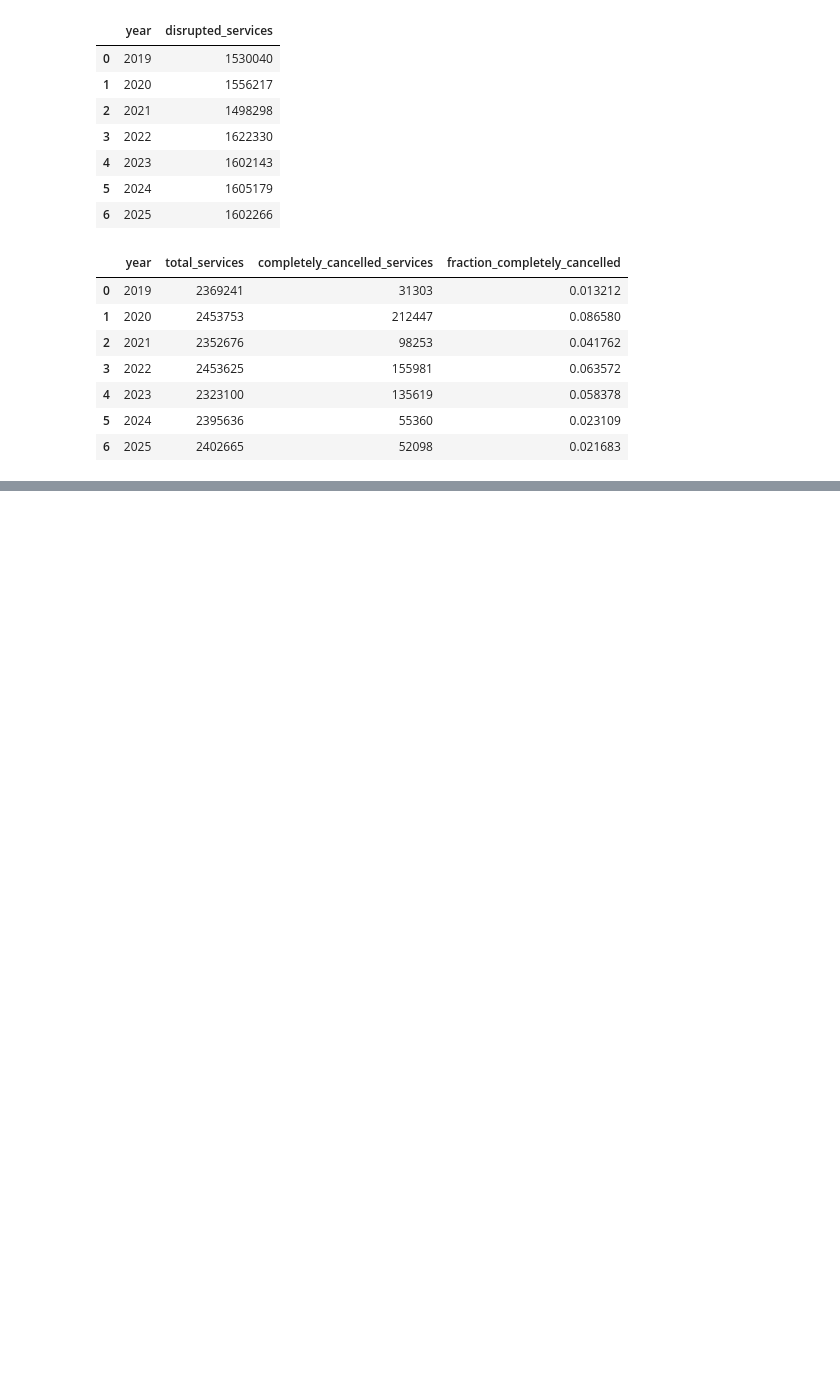
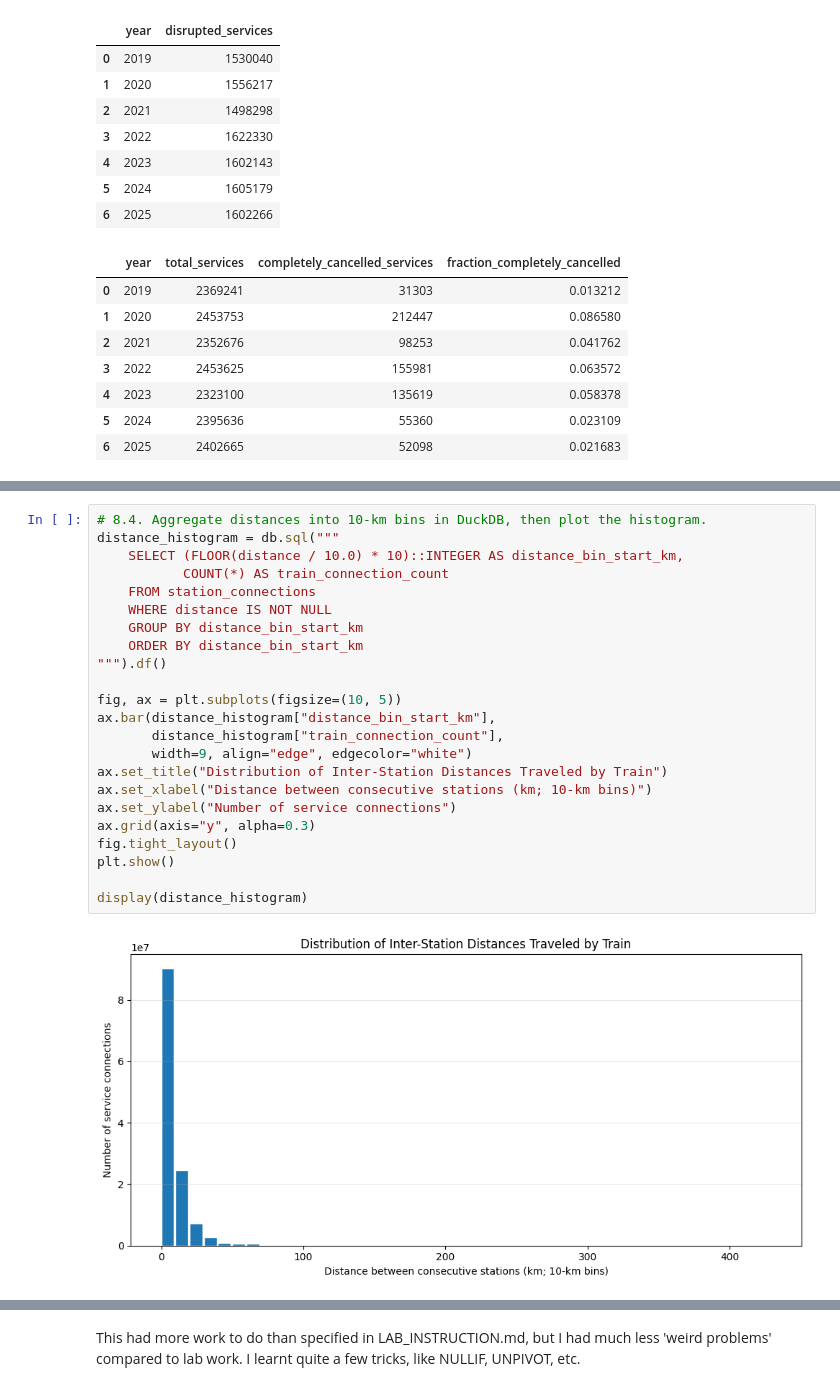
Before and after one commit to VictorRadelytskyi/MLOps_course_AGH, a Jupyter notebook: lab02/homework.ipynb, the cells around one changed output, grey strips where cells are left out. Drawn from its saved outputs; the diff is of its cells as text; blank space fills up the shorter version.

```diff
--- a/lab02/homework.ipynb
+++ b/lab02/homework.ipynb
@@ -495,0 +570,25 @@ display(annual_cancellation_fraction)
+# %%
+# 8.4. Aggregate distances into 10-km bins in DuckDB, then plot the histogram.
+distance_histogram = db.sql("""
+    SELECT (FLOOR(distance / 10.0) * 10)::INTEGER AS distance_bin_start_km,
+           COUNT(*) AS train_connection_count
+    FROM station_connections
+    WHERE distance IS NOT NULL
+    GROUP BY distance_bin_start_km
+    ORDER BY distance_bin_start_km
+""").df()
+
+fig, ax = plt.subplots(figsize=(10, 5))
+ax.bar(distance_histogram["distance_bin_start_km"],
+       distance_histogram["train_connection_count"],
+       width=9, align="edge", edgecolor="white")
+ax.set_title("Distribution of Inter-Station Distances Traveled by Train")
+ax.set_xlabel("Distance between consecutive stations (km; 10-km bins)")
+ax.set_ylabel("Number of service connections")
+ax.grid(axis="y", alpha=0.3)
+fig.tight_layout()
+plt.show()
+
+display(distance_histogram)
+# %% [output]
+[figure, added]
@@ -495,0 +612,2 @@ display(annual_cancellation_fraction)
+# %% [markdown]
+This had more work to do than specified in LAB_INSTRUCTION.md, but I had much less 'weird problems' compared to lab work. I learnt quite a few tricks, like NULLIF, UNPIVOT, etc.
```
Also changed, not shown: parts of 4 cells of this notebook.
